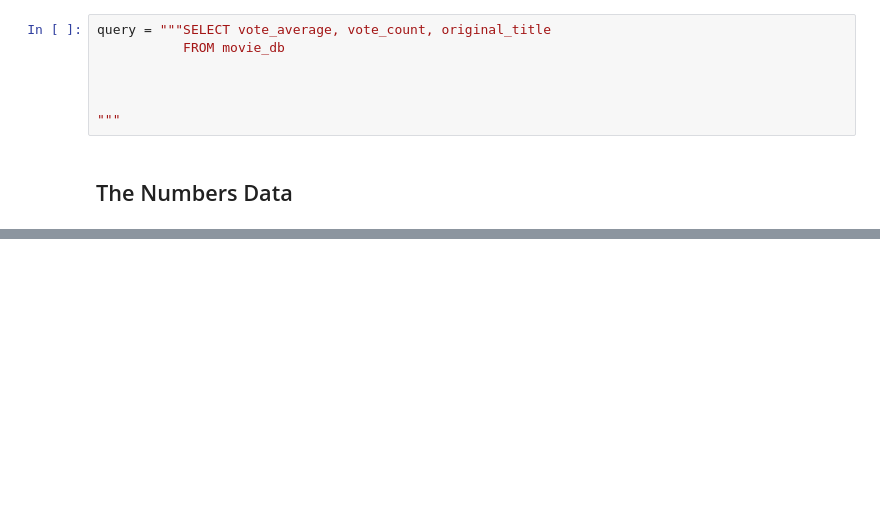
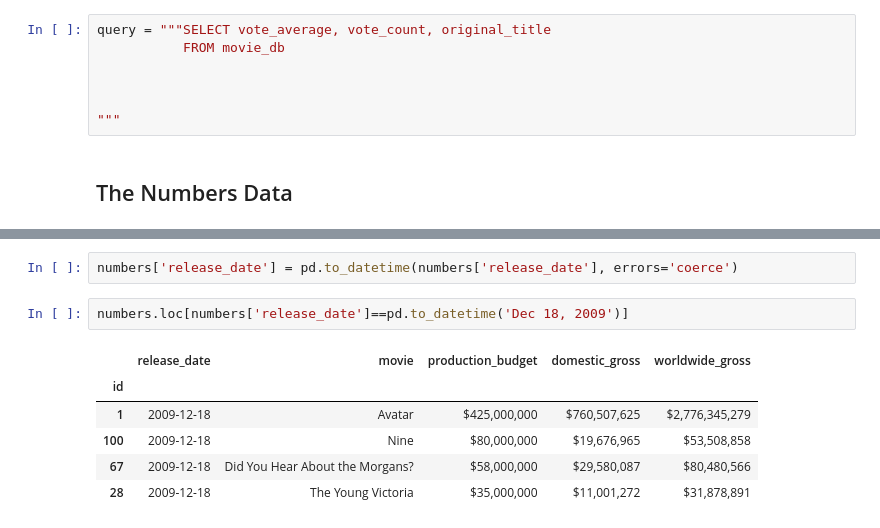
Before and after one commit to hacampbell1/teamaustin, a Jupyter notebook: computer_vision2.ipynb, the cells around one changed output, grey strips where cells are left out. Cells and saved outputs as stored; diff of their text form; blank space fills up the shorter version.

```diff
--- a/computer_vision2.ipynb
+++ b/computer_vision2.ipynb
@@ -773,0 +930,11 @@ query = """SELECT vote_average, vote_count, original_title
+# %%
+numbers['release_date'] = pd.to_datetime(numbers['release_date'], errors='coerce')
+# %%
+numbers.loc[numbers['release_date']==pd.to_datetime('Dec 18, 2009')]
+# %% [output]
+|  | release_date | movie | production_budget | domestic_gross | worldwide_gross |
+| id |  |  |  |  |  |
+| 1 | 2009-12-18 | Avatar | $425,000,000 | $760,507,625 | $2,776,345,279 |
+| 100 | 2009-12-18 | Nine | $80,000,000 | $19,676,965 | $53,508,858 |
+| 67 | 2009-12-18 | Did You Hear About the Morgans? | $58,000,000 | $29,580,087 | $80,480,566 |
+| 28 | 2009-12-18 | The Young Victoria | $35,000,000 | $11,001,272 | $31,878,891 |
```
Also changed, not shown: parts of 12 cells of this notebook.
